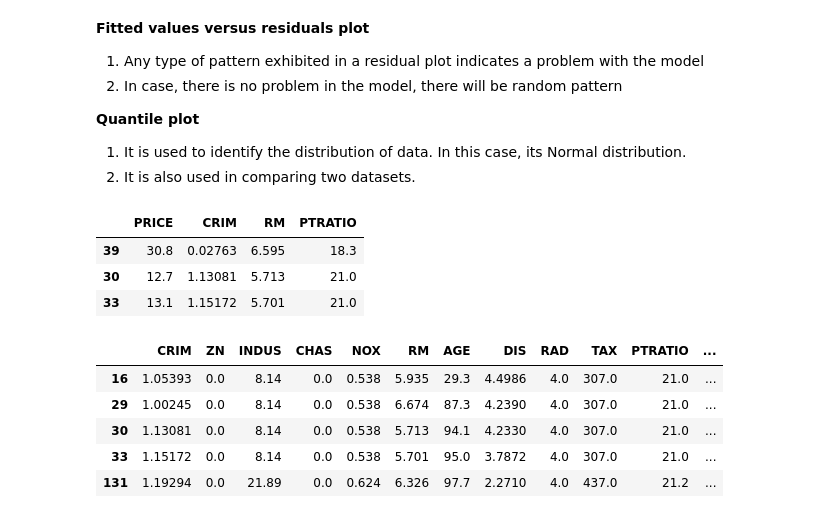
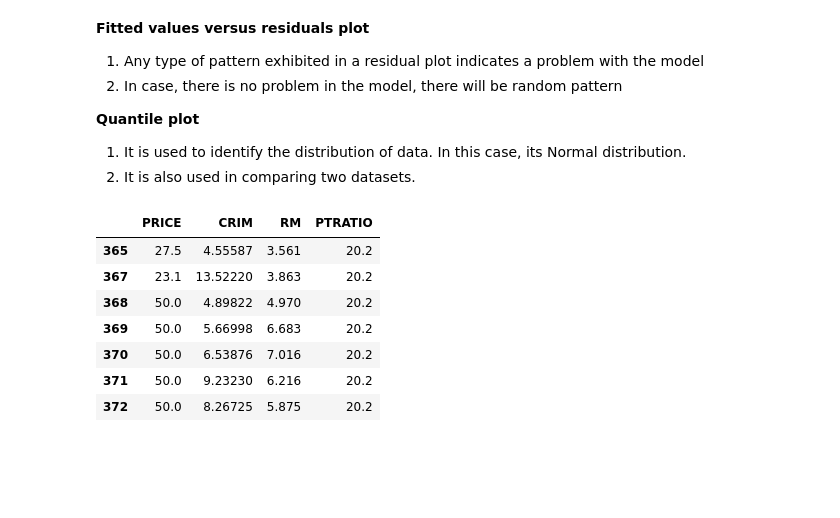
Before and after one commit to aliborji/springboard-mini-projects, a Jupyter notebook: linear_regression/Mini_Project_Linear_Regression.ipynb, the cells around one changed output. Cells and saved outputs as stored; diff of their text form; code cells hidden in the pictures; blank space fills up the shorter version.

Commit message:
identifying outliers

```diff
--- a/linear_regression/Mini_Project_Linear_Regression.ipynb
+++ b/linear_regression/Mini_Project_Linear_Regression.ipynb
@@ -945,20 +945,14 @@ From the above Quantile plot, It is clear that the residual does not meet the No
 2. It is also used in comparing two datasets.
 # %%
 # Getting the outliers
-outlier_indices = m.resid[m.resid > 30]
-outliers = bos.iloc[outlier_indices][['PRICE', 'CRIM', 'RM', 'PTRATIO']]
-outliers
+residual_outliers = bos[m.resid > 20][['PRICE', 'CRIM', 'RM', 'PTRATIO']]
+residual_outliers
 # %% [output]
 |  | PRICE | CRIM | RM | PTRATIO |
-| 39 | 30.8 | 0.02763 | 6.595 | 18.3 |
-| 30 | 12.7 | 1.13081 | 5.713 | 21.0 |
-| 33 | 13.1 | 1.15172 | 5.701 | 21.0 |
+| 365 | 27.5 | 4.55587 | 3.561 | 20.2 |
+| 367 | 23.1 | 13.52220 | 3.863 | 20.2 |
+| 368 | 50.0 | 4.89822 | 4.970 | 20.2 |
+| 369 | 50.0 | 5.66998 | 6.683 | 20.2 |
+| 370 | 50.0 | 6.53876 | 7.016 | 20.2 |
+| 371 | 50.0 | 9.23230 | 6.216 | 20.2 |
+| 372 | 50.0 | 8.26725 | 5.875 | 20.2 |
-# %%
-bos[(bos.PTRATIO>20) & (bos.CRIM>1) & (bos.CRIM<1.2)]
-# %% [output]
-|  | CRIM | ZN | INDUS | CHAS | NOX | RM | AGE | DIS | RAD | TAX | PTRATIO | ... |
-| 16 | 1.05393 | 0.0 | 8.14 | 0.0 | 0.538 | 5.935 | 29.3 | 4.4986 | 4.0 | 307.0 | 21.0 | ... |
-| 29 | 1.00245 | 0.0 | 8.14 | 0.0 | 0.538 | 6.674 | 87.3 | 4.2390 | 4.0 | 307.0 | 21.0 | ... |
-| 30 | 1.13081 | 0.0 | 8.14 | 0.0 | 0.538 | 5.713 | 94.1 | 4.2330 | 4.0 | 307.0 | 21.0 | ... |
-| 33 | 1.15172 | 0.0 | 8.14 | 0.0 | 0.538 | 5.701 | 95.0 | 3.7872 | 4.0 | 307.0 | 21.0 | ... |
-| 131 | 1.19294 | 0.0 | 21.89 | 0.0 | 0.624 | 6.326 | 97.7 | 2.2710 | 4.0 | 437.0 | 21.2 | ... |
```
Also changed, not shown: parts of 5 cells of this notebook.
